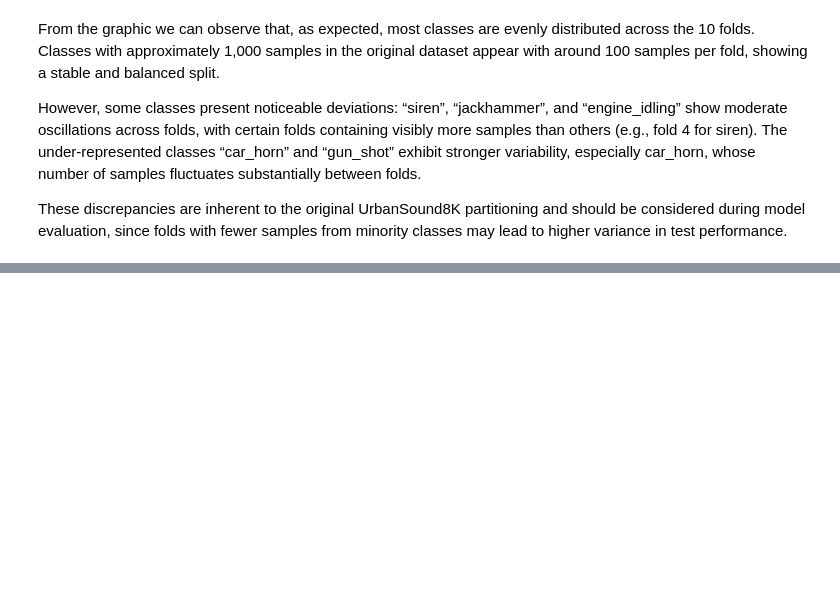
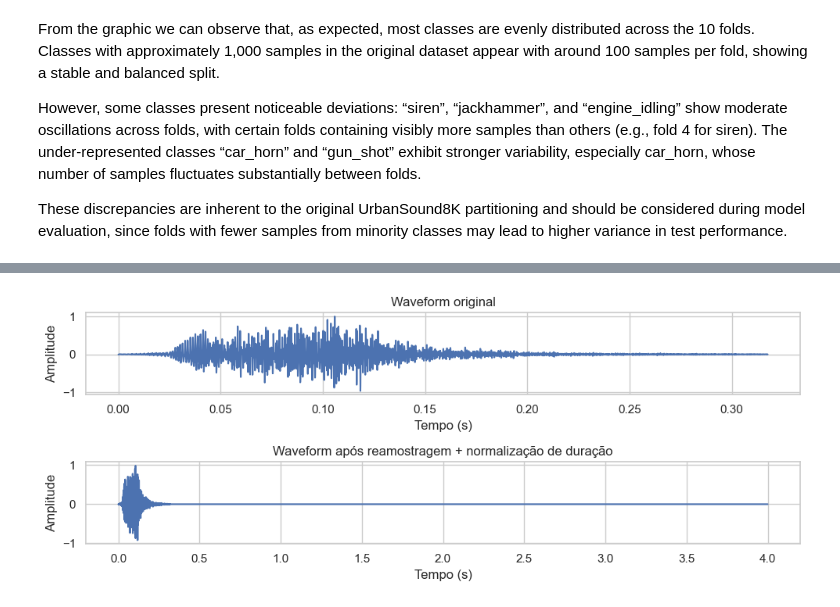
Before and after one commit to francisca005/Urban-Sound-Classification-, a Jupyter notebook: Project_1_sound.ipynb, the cells around one changed output, grey strips where cells are left out. Cells and saved outputs as stored; diff of their text form; code cells hidden in the pictures; blank space fills up the shorter version.

```diff
--- a/Project_1_sound.ipynb
+++ b/Project_1_sound.ipynb
@@ -87,0 +204,24 @@ Perguntei ao professor e ele disse que de facto este é um problema que ainda es
+# %%
+# Escolher um exemplo do DataFrame
+row = df.iloc[0]
+path = get_audio_path(row)
+print("Ficheiro de exemplo:", path)
+
+# --- Áudio original (como vem no ficheiro) ---
+y_orig, sr_orig = librosa.load(path, sr=None)  # sr=None -> não reamostra
+
+dur_orig = len(y_orig) / sr_orig
+print(f"Original - sr: {sr_orig} Hz, n_amostras: {len(y_orig)}, duração: {dur_orig:.2f} s")
+
+# --- Áudio processado (reamostrado + duração fixa) ---
+y_proc = load_fixed_audio(path, sample_rate=SAMPLE_RATE, duration=DURATION)
+
+dur_proc = len(y_proc) / SAMPLE_RATE
+print(f"Processado - sr: {SAMPLE_RATE} Hz, n_amostras: {len(y_proc)}, duração: {dur_proc:.2f} s")
+
+# Ouvir ambos (cuidado com o volume)
+print("\nÁudio original:")
+display(ipd.Audio(y_orig, rate=sr_orig))
+
+print("Áudio processado (reamostrado + duração fixa):")
+display(ipd.Audio(y_proc, rate=SAMPLE_RATE))
@@ -87,0 +237,23 @@ Perguntei ao professor e ele disse que de facto este é um problema que ainda es
+# %%
+# Criar eixos de tempo para cada waveform
+t_orig = np.linspace(0, dur_orig, num=len(y_orig))
+t_proc = np.linspace(0, dur_proc, num=len(y_proc))
+
+plt.figure(figsize=(10, 4))
+
+plt.subplot(2, 1, 1)
+plt.plot(t_orig, y_orig)
+plt.title("Waveform original")
+plt.xlabel("Tempo (s)")
+plt.ylabel("Amplitude")
+
+plt.subplot(2, 1, 2)
+plt.plot(t_proc, y_proc)
+plt.title("Waveform após reamostragem + normalização de duração")
+plt.xlabel("Tempo (s)")
+plt.ylabel("Amplitude")
+
+plt.tight_layout()
+plt.show()
+# %% [output]
+[figure, added]
```
Also changed, not shown: parts of 24 cells of this notebook.
